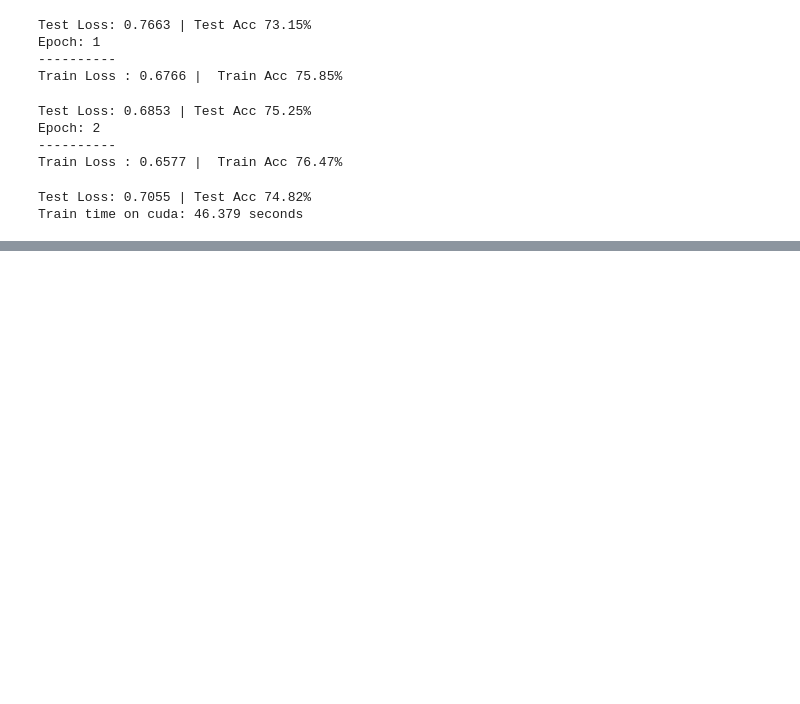
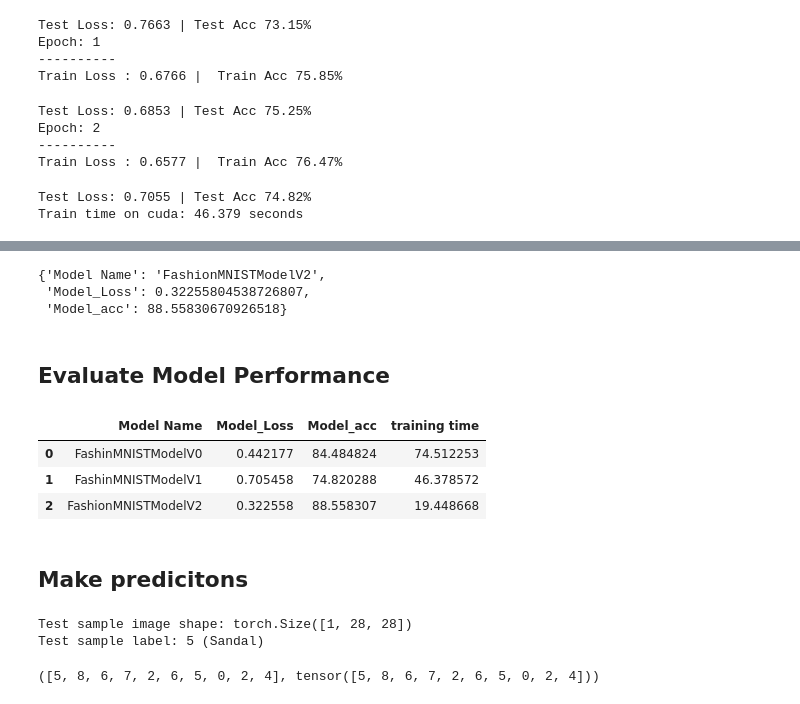
Before and after one commit to daniellee6925/PyTorch_for_DeepLearning, a Jupyter notebook: computer_vision.ipynb, the cells around one changed output, grey strips where cells are left out. Drawn from its saved outputs; the diff is of its cells as text; code cells hidden in the pictures; blank space fills up the shorter version.

```diff
--- a/computer_vision.ipynb
+++ b/computer_vision.ipynb
@@ -458,0 +559,17 @@ Train time on cuda: 46.379 seconds
+# %%
+#set up loss function and optimizer
+loss_fn = nn.CrossEntropyLoss()
+optimizer = torch.optim.SGD(params=model_2.parameters(), lr=0.1)
+# %%
+torch.manual_seed(42)
+train_time_start_on_gpu = timer()
+#set number of epochs
+epochs = 3
+#create optimization and evaluation loop
+for epoch in tqdm(range(epochs)):
+    print(f"Epoch: {epoch} \n----------")
+    train_step(model = model_2, data_loader= train_dataloader, optimizer= optimizer, loss_fn=loss_fn, accuracy_fn=accuracy, device=device)
+    test_step(model = model_2, data_loader= test_dataloader, loss_fn= loss_fn, accuracy_fn=accuracy, device=device)
+
+train_time_end_on_gpu = timer()
+total_train_time_model_2 = print_train_time(start = train_time_start_on_gpu, end = train_time_end_on_gpu, device=device)
@@ -458,0 +590,24 @@ Train time on cuda: 46.379 seconds
+# %%
+model_2_results = eval_model(model = model_2,
+                             data_loader = test_dataloader,
+                             loss_fn= loss_fn,
+                             accuracy_fn=accuracy,
+                             device = device)
+model_2_results
+# %% [output]
+{'Model Name': 'FashionMNISTModelV2',
+ 'Model_Loss': 0.32255804538726807,
+ 'Model_acc': 88.55830670926518}
+# %% [markdown]
+## Evaluate Model Performance
+# %%
+compare_results = pd.DataFrame([model_0_results, model_1_results, model_2_results])
+compare_results["training time"] = [total_train_time_model_0, total_train_time_model_1, total_train_time_model_2]
+compare_results
+# %% [output]
+|  | Model Name | Model_Loss | Model_acc | training time |
+| 0 | FashinMNISTModelV0 | 0.442177 | 84.484824 | 74.512253 |
+| 1 | FashinMNISTModelV1 | 0.705458 | 74.820288 | 46.378572 |
+| 2 | FashionMNISTModelV2 | 0.322558 | 88.558307 | 19.448668 |
+# %% [markdown]
+## Make predicitons
@@ -458,0 +630,20 @@ Train time on cuda: 46.379 seconds
+# %%
+import random
+test_samples = []
+test_labels = []
+for sample, label in random.sample(list(test_data), k=10):
+    test_samples.append(sample)
+    test_labels.append(label)
+
+# View the first test sample shape and label
+print(f"Test sample image shape: {test_samples[0].shape}\nTest sample label: {test_labels[0]} ({class_names[test_labels[0]]})")
+# %% [output]
+Test sample image shape: torch.Size([1, 28, 28])
+Test sample label: 5 (Sandal)
+# %%
+#make predictions
+pred_probs = make_predicitons(model=model_2, data=test_samples)
+pred_classes = pred_probs.argmax(dim = 1)
+test_labels, pred_classes
+# %% [output]
+([5, 8, 6, 7, 2, 6, 5, 0, 2, 4], tensor([5, 8, 6, 7, 2, 6, 5, 0, 2, 4]))
```
Also changed, not shown: parts of 11 cells of this notebook, 2 other files.
